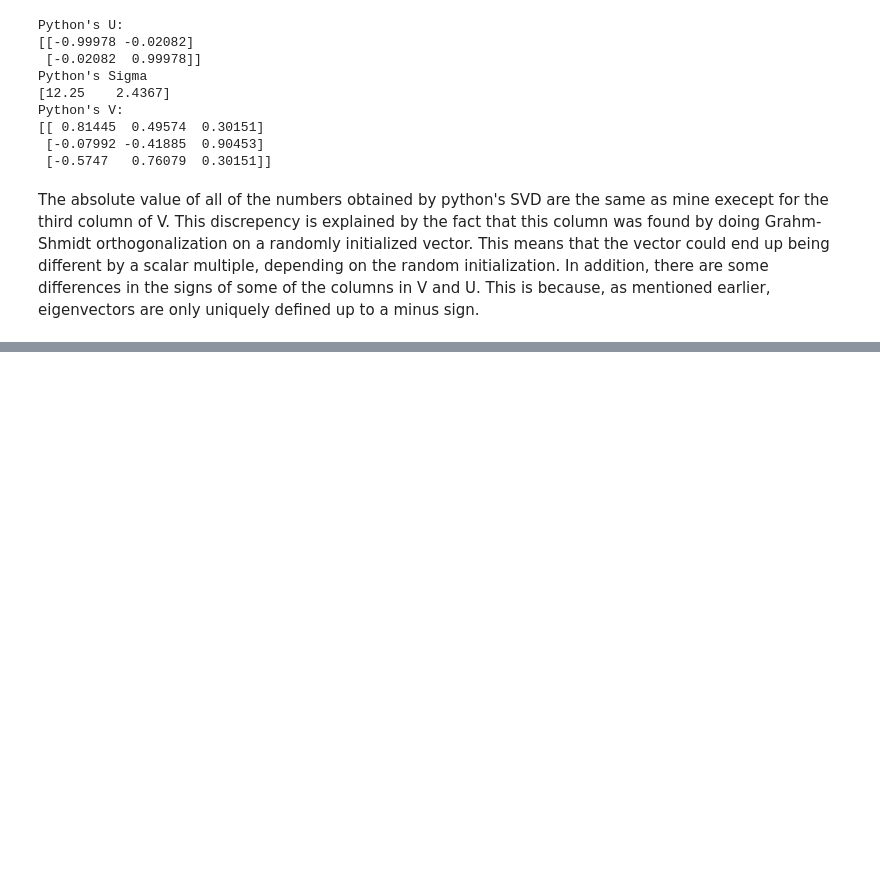
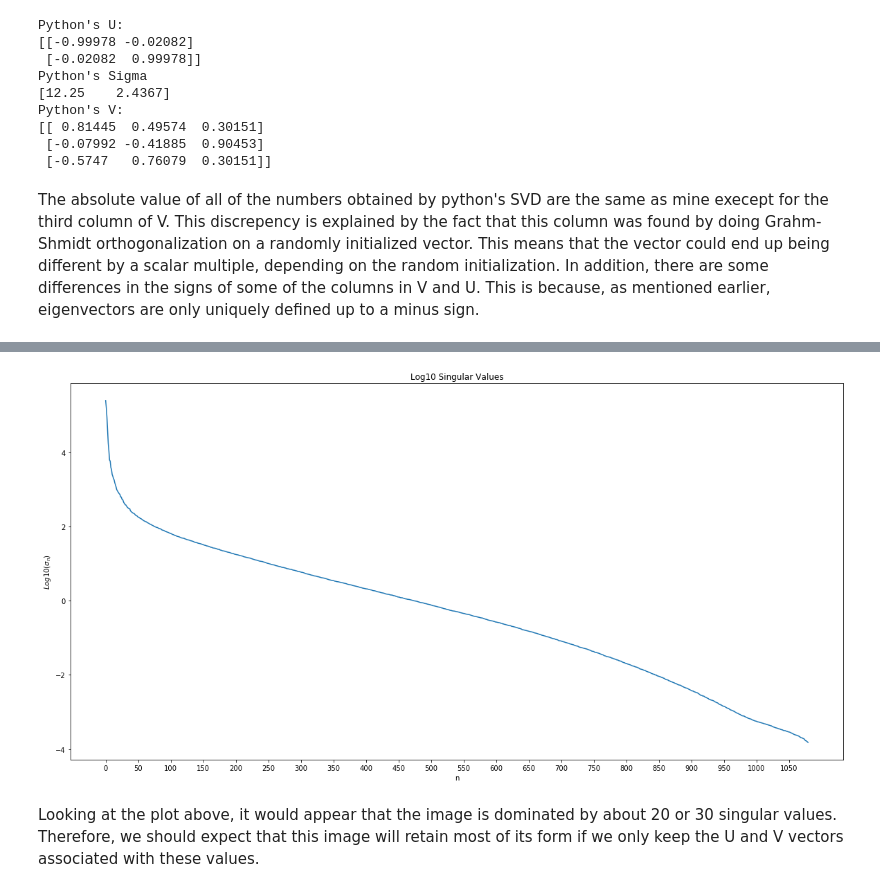
Before and after one commit to zmiller22/AM120, a Jupyter notebook: HW04/HW04.ipynb, the cells around one changed output, grey strips where cells are left out. Drawn from its saved outputs; the diff is of its cells as text; code cells hidden in the pictures; blank space fills up the shorter version.

```diff
--- a/HW04/HW04.ipynb
+++ b/HW04/HW04.ipynb
@@ -303,0 +327,14 @@ The absolute value of all of the numbers obtained by python's SVD are the same a
+# %%
+u, s, vh = np.linalg.svd(img)
+# %%
+plt.figure(figsize=(20,10))
+plt.plot(np.log(s))
+plt.title("Log10 Singular Values")
+plt.xlabel("n")
+plt.xticks(np.arange(0, s.shape[0]+1, 50.0))
+plt.ylabel("$Log10(\sigma_n)$")
+plt.show()
+# %% [output]
+[figure, added]
+# %% [markdown]
+Looking at the plot above, it would appear that the image is dominated by about 20 or 30 singular values. Therefore, we should expect that this image will retain most of its form if we only keep the U and V vectors associated with these values.
```
Also changed, not shown: parts of 4 cells of this notebook.
